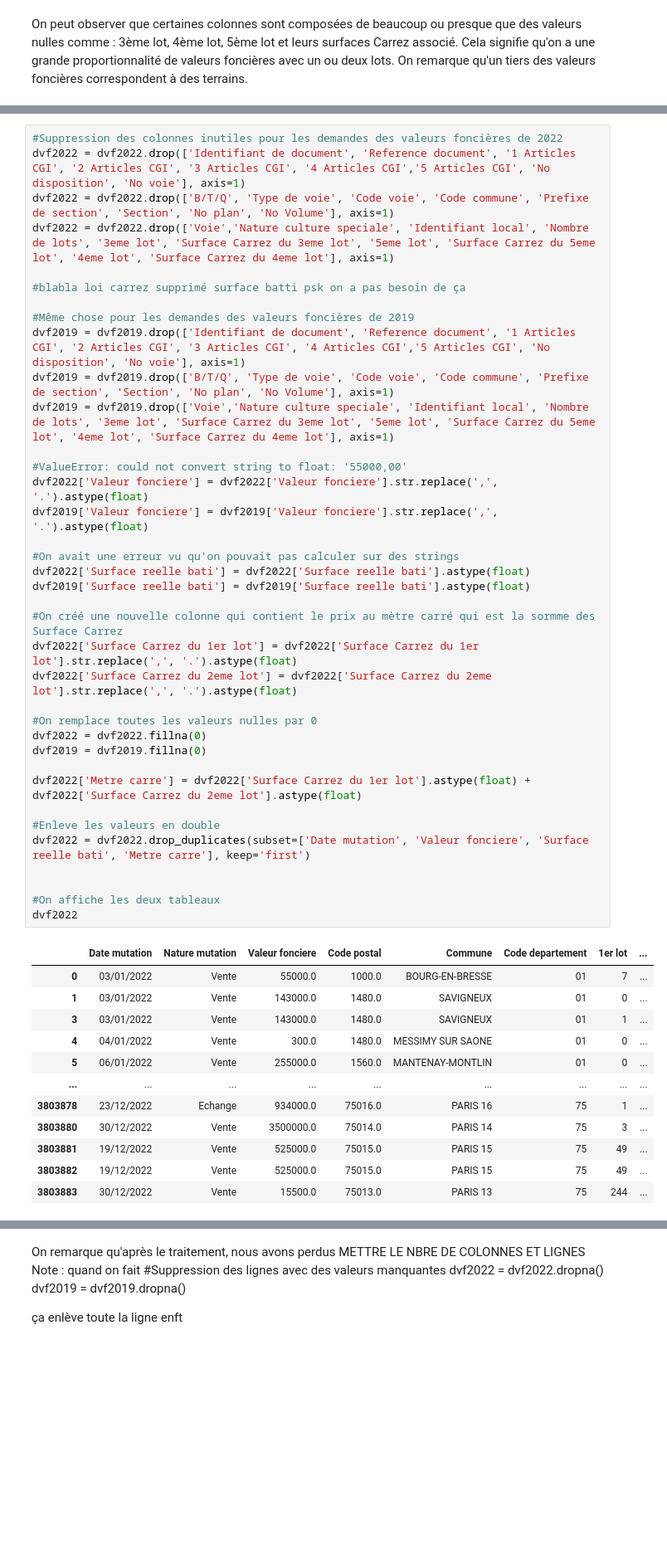
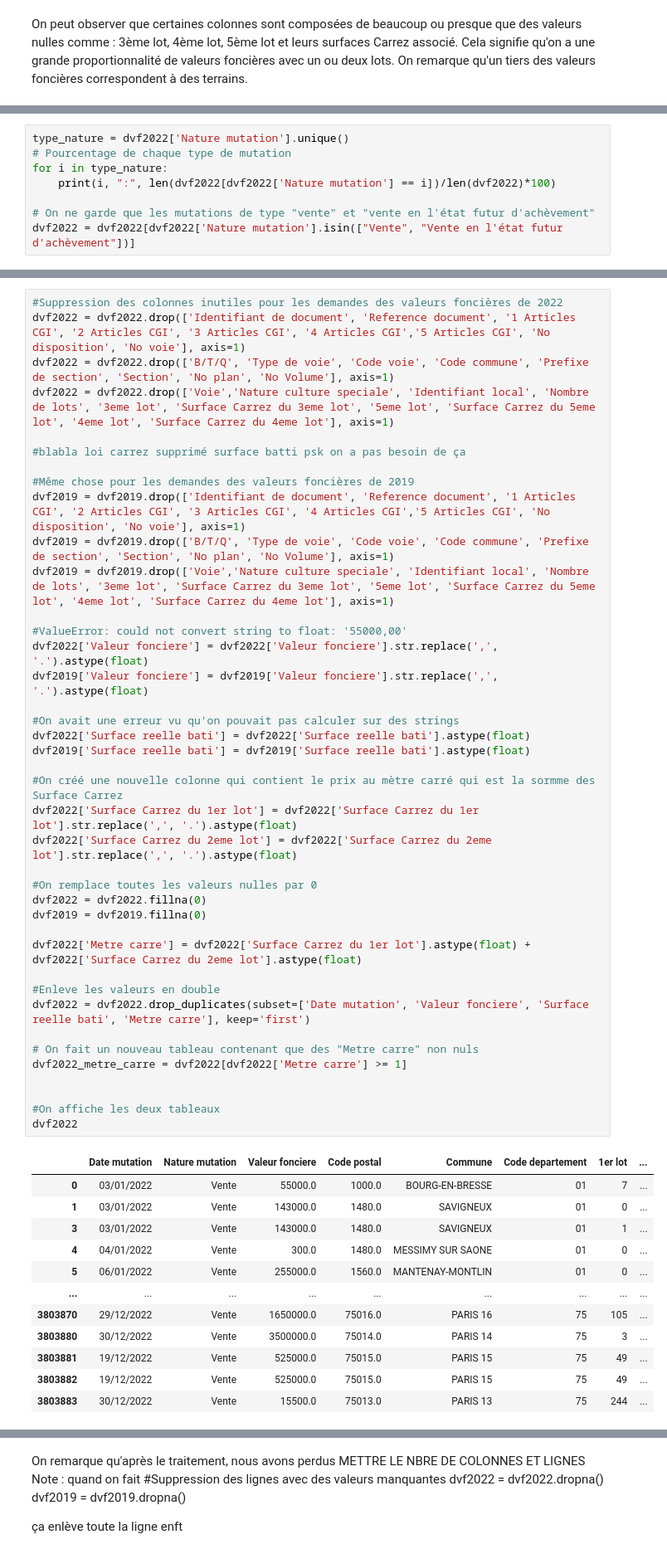
Before and after one commit to yannvillellas/Analysis-of-DVF-data, a Jupyter notebook: rapport.ipynb, the cells around one changed output, grey strips where cells are left out. Shown at 83% size. Saved outputs shown, nothing was run; the diff lists cells and outputs as text; blank space fills up the shorter version.

```diff
--- a/rapport.ipynb
+++ b/rapport.ipynb
@@ -77,0 +80,8 @@ On remarque qu'un tiers des valeurs foncières correspondent à des terrains.
+# %%
+type_nature = dvf2022['Nature mutation'].unique()
+# Pourcentage de chaque type de mutation
+for i in type_nature:
+    print(i, ":", len(dvf2022[dvf2022['Nature mutation'] == i])/len(dvf2022)*100)
+
+# On ne garde que les mutations de type "vente" et "vente en l'état futur d'achèvement"
+dvf2022 = dvf2022[dvf2022['Nature mutation'].isin(["Vente", "Vente en l'état futur d'achèvement"])]
@@ -93,34 +112,37 @@ dvf2022['Valeur fonciere'] = dvf2022['Valeur fonciere'].str.replace(',', '.').as
 dvf2019['Valeur fonciere'] = dvf2019['Valeur fonciere'].str.replace(',', '.').astype(float)
 
 #On avait une erreur vu qu'on pouvait pas calculer sur des strings
 dvf2022['Surface reelle bati'] = dvf2022['Surface reelle bati'].astype(float)
 dvf2019['Surface reelle bati'] = dvf2019['Surface reelle bati'].astype(float)
 
 #On créé une nouvelle colonne qui contient le prix au mètre carré qui est la sormme des Surface Carrez
 dvf2022['Surface Carrez du 1er lot'] = dvf2022['Surface Carrez du 1er lot'].str.replace(',', '.').astype(float)
 dvf2022['Surface Carrez du 2eme lot'] = dvf2022['Surface Carrez du 2eme lot'].str.replace(',', '.').astype(float)
 
 #On remplace toutes les valeurs nulles par 0
 dvf2022 = dvf2022.fillna(0)
 dvf2019 = dvf2019.fillna(0)
 
 dvf2022['Metre carre'] = dvf2022['Surface Carrez du 1er lot'].astype(float) + dvf2022['Surface Carrez du 2eme lot'].astype(float)
 
 #Enleve les valeurs en double
 dvf2022 = dvf2022.drop_duplicates(subset=['Date mutation', 'Valeur fonciere', 'Surface reelle bati', 'Metre carre'], keep='first')
 
+# On fait un nouveau tableau contenant que des "Metre carre" non nuls
+dvf2022_metre_carre = dvf2022[dvf2022['Metre carre'] >= 1]
+
 
 #On affiche les deux tableaux
 dvf2022
 # %% [output]
 |  | Date mutation | Nature mutation | Valeur fonciere | Code postal | Commune | Code departement | 1er lot | ... |
 | 0 | 03/01/2022 | Vente | 55000.0 | 1000.0 | BOURG-EN-BRESSE | 01 | 7 | ... |
 | 1 | 03/01/2022 | Vente | 143000.0 | 1480.0 | SAVIGNEUX | 01 | 0 | ... |
 | 3 | 03/01/2022 | Vente | 143000.0 | 1480.0 | SAVIGNEUX | 01 | 1 | ... |
 | 4 | 04/01/2022 | Vente | 300.0 | 1480.0 | MESSIMY SUR SAONE | 01 | 0 | ... |
 | 5 | 06/01/2022 | Vente | 255000.0 | 1560.0 | MANTENAY-MONTLIN | 01 | 0 | ... |
 | ... | ... | ... | ... | ... | ... | ... | ... | ... |
-| 3803878 | 23/12/2022 | Echange | 934000.0 | 75016.0 | PARIS 16 | 75 | 1 | ... |
+| 3803870 | 29/12/2022 | Vente | 1650000.0 | 75016.0 | PARIS 16 | 75 | 105 | ... |
 | 3803880 | 30/12/2022 | Vente | 3500000.0 | 75014.0 | PARIS 14 | 75 | 3 | ... |
 | 3803881 | 19/12/2022 | Vente | 525000.0 | 75015.0 | PARIS 15 | 75 | 49 | ... |
 | 3803882 | 19/12/2022 | Vente | 525000.0 | 75015.0 | PARIS 15 | 75 | 49 | ... |
```
Also changed, not shown: parts of 14 cells of this notebook, 3 other files.
